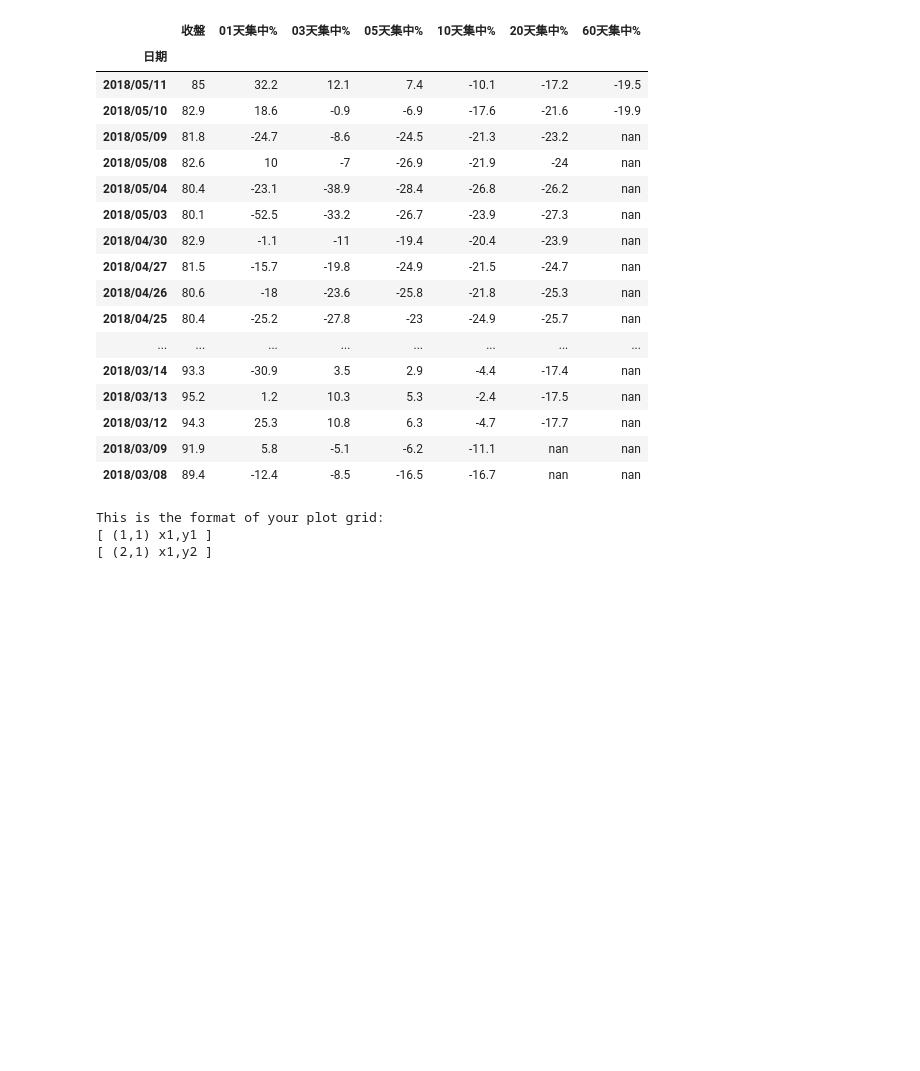
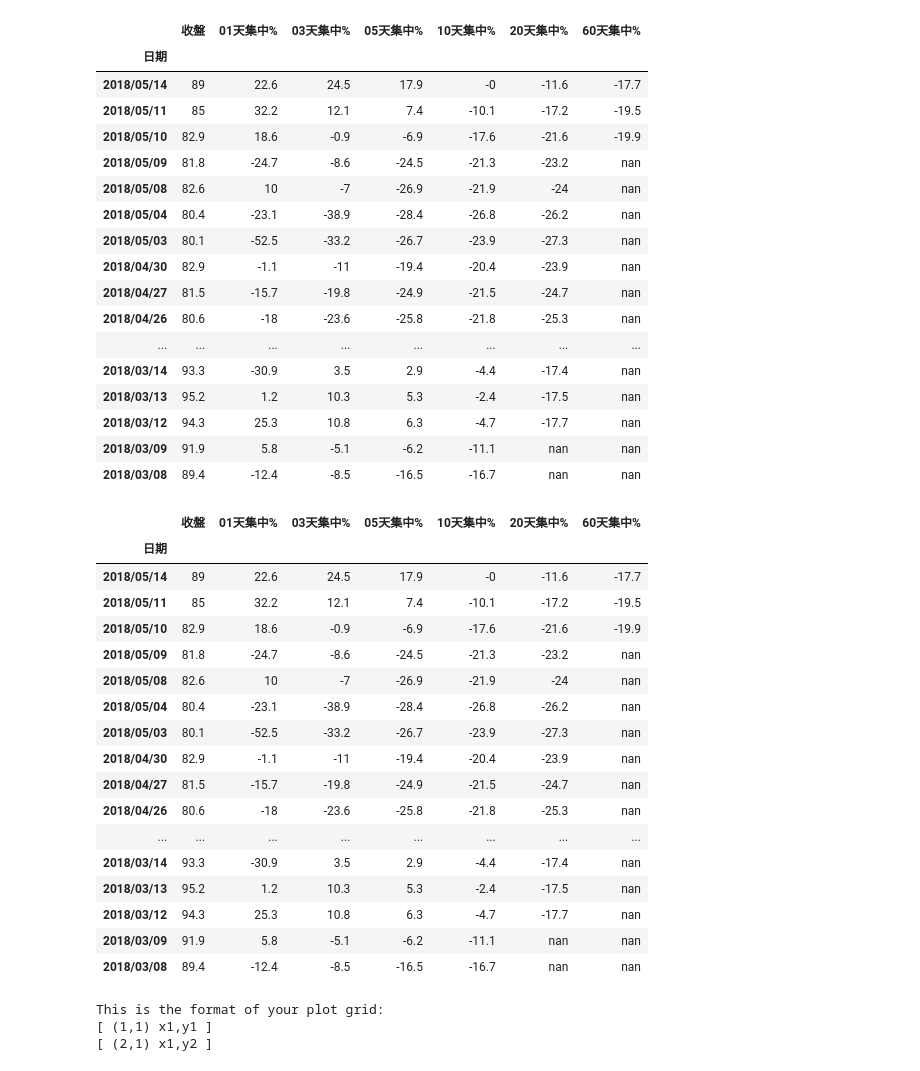
Before and after one commit to Pregaine/stock, a Jupyter notebook: gui/籌碼集中_gui.ipynb, the cells around one changed output. Cells and saved outputs as stored; diff of their text form; code cells hidden in the pictures; blank space fills up the shorter version.

```diff
--- a/gui/籌碼集中_gui.ipynb
+++ b/gui/籌碼集中_gui.ipynb
@@ -619,6 +790,8 @@ csv_df = pd.read_csv(
         '日期': str
     },
 )
+
+query_num = '2317'
 
 filename = '{}_籌碼集中.html'.format(query_num)
 
@@ -640,6 +813,7 @@ csv_df.style.bar( subset=[ '01天集中%', '03天集中%',
 # %% [output]
 |  | 收盤 | 01天集中% | 03天集中% | 05天集中% | 10天集中% | 20天集中% | 60天集中% |
 | 日期 |  |  |  |  |  |  |  |
+| 2018/05/14 | 89 | 22.6 | 24.5 | 17.9 | -0 | -11.6 | -17.7 |
 | 2018/05/11 | 85 | 32.2 | 12.1 | 7.4 | -10.1 | -17.2 | -19.5 |
 | 2018/05/10 | 82.9 | 18.6 | -0.9 | -6.9 | -17.6 | -21.6 | -19.9 |
 | 2018/05/09 | 81.8 | -24.7 | -8.6 | -24.5 | -21.3 | -23.2 | nan |
@@ -649,11 +823,82 @@ csv_df.style.bar( subset=[ '01天集中%', '03天集中%',
 | 2018/04/30 | 82.9 | -1.1 | -11 | -19.4 | -20.4 | -23.9 | nan |
 | 2018/04/27 | 81.5 | -15.7 | -19.8 | -24.9 | -21.5 | -24.7 | nan |
 | 2018/04/26 | 80.6 | -18 | -23.6 | -25.8 | -21.8 | -25.3 | nan |
-| 2018/04/25 | 80.4 | -25.2 | -27.8 | -23 | -24.9 | -25.7 | nan |
 | ... | ... | ... | ... | ... | ... | ... | ... |
 | 2018/03/14 | 93.3 | -30.9 | 3.5 | 2.9 | -4.4 | -17.4 | nan |
 | 2018/03/13 | 95.2 | 1.2 | 10.3 | 5.3 | -2.4 | -17.5 | nan |
 | 2018/03/12 | 94.3 | 25.3 | 10.8 | 6.3 | -4.7 | -17.7 | nan |
 | 2018/03/09 | 91.9 | 5.8 | -5.1 | -6.2 | -11.1 | nan | nan |
 | 2018/03/08 | 89.4 | -12.4 | -8.5 | -16.5 | -16.7 | nan | nan |
+# %%
+path = r'C:\workspace\stock\01_Day process\券商分點\籌碼集中暫存.csv'
+
+csv_df = pd.read_csv(
+    path,
+    sep=',',
+    encoding='utf8',
+    false_values='NA',
+    dtype={
+        '股號': str,
+        '日期': str
+    },
+)
+
+query_num = '2317'
+
+filename = '{}_籌碼集中.html'.format(query_num)
+
+csv_df = csv_df[csv_df['股號'] == query_num]
+
+csv_df = csv_df[[
+    '日期', '收盤', '01天集中%', '03天集中%', '05天集中%', '10天集中%', '20天集中%', '60天集中%'
+]]
+
+csv_df = csv_df[0:60]
+
+csv_df = csv_df.set_index('日期')
+
+
+def high_vals(val, hi, mid, low):
+
+    if val >= hi:
+        return 'background-color: #d65f5f'
+    elif val >= mid:
+        return 'background-color: rgb( 250, 215, 80 )'
+    elif val >= low:
+        return 'background-color: rgb( 158, 202, 225 )'
+    else:
+        return ''
+
+
+obj = csv_df.style.applymap(
+    high_vals, subset=['01天集中%'], hi=20, mid=15, low=12)
+
+obj.applymap(high_vals, subset=['03天集中%'], hi=15, mid=12, low=10)
+
+obj.applymap(high_vals, subset=['05天集中%'], hi=15, mid=12, low=10)
+
+obj.applymap(high_vals, subset=['10天集中%'], hi=12, mid=10, low=8)
+
+obj.applymap(high_vals, subset=['20天集中%'], hi=10, mid=8, low=6)
+
+obj.applymap(high_vals, subset=['60天集中%'], hi=8, mid=6, low=100)
+# %% [output]
+|  | 收盤 | 01天集中% | 03天集中% | 05天集中% | 10天集中% | 20天集中% | 60天集中% |
+| 日期 |  |  |  |  |  |  |  |
+| 2018/05/14 | 89 | 22.6 | 24.5 | 17.9 | -0 | -11.6 | -17.7 |
+| 2018/05/11 | 85 | 32.2 | 12.1 | 7.4 | -10.1 | -17.2 | -19.5 |
+| 2018/05/10 | 82.9 | 18.6 | -0.9 | -6.9 | -17.6 | -21.6 | -19.9 |
+| 2018/05/09 | 81.8 | -24.7 | -8.6 | -24.5 | -21.3 | -23.2 | nan |
+| 2018/05/08 | 82.6 | 10 | -7 | -26.9 | -21.9 | -24 | nan |
+| 2018/05/04 | 80.4 | -23.1 | -38.9 | -28.4 | -26.8 | -26.2 | nan |
+| 2018/05/03 | 80.1 | -52.5 | -33.2 | -26.7 | -23.9 | -27.3 | nan |
+| 2018/04/30 | 82.9 | -1.1 | -11 | -19.4 | -20.4 | -23.9 | nan |
+| 2018/04/27 | 81.5 | -15.7 | -19.8 | -24.9 | -21.5 | -24.7 | nan |
+| 2018/04/26 | 80.6 | -18 | -23.6 | -25.8 | -21.8 | -25.3 | nan |
+| ... | ... | ... | ... | ... | ... | ... | ... |
+| 2018/03/14 | 93.3 | -30.9 | 3.5 | 2.9 | -4.4 | -17.4 | nan |
+| 2018/03/13 | 95.2 | 1.2 | 10.3 | 5.3 | -2.4 | -17.5 | nan |
+| 2018/03/12 | 94.3 | 25.3 | 10.8 | 6.3 | -4.7 | -17.7 | nan |
+| 2018/03/09 | 91.9 | 5.8 | -5.1 | -6.2 | -11.1 | nan | nan |
+| 2018/03/08 | 89.4 | -12.4 | -8.5 | -16.5 | -16.7 | nan | nan |
 # %%
```
Also changed, not shown: parts of 8 cells of this notebook, 1 other file.
